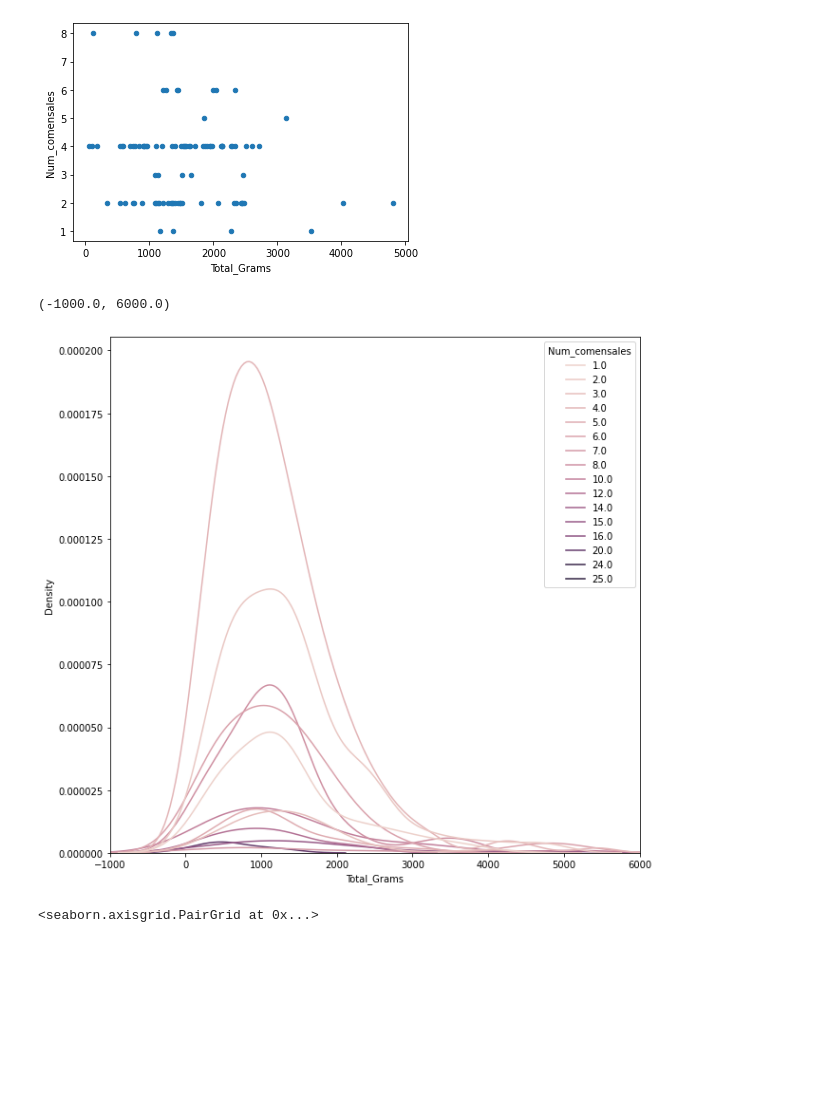
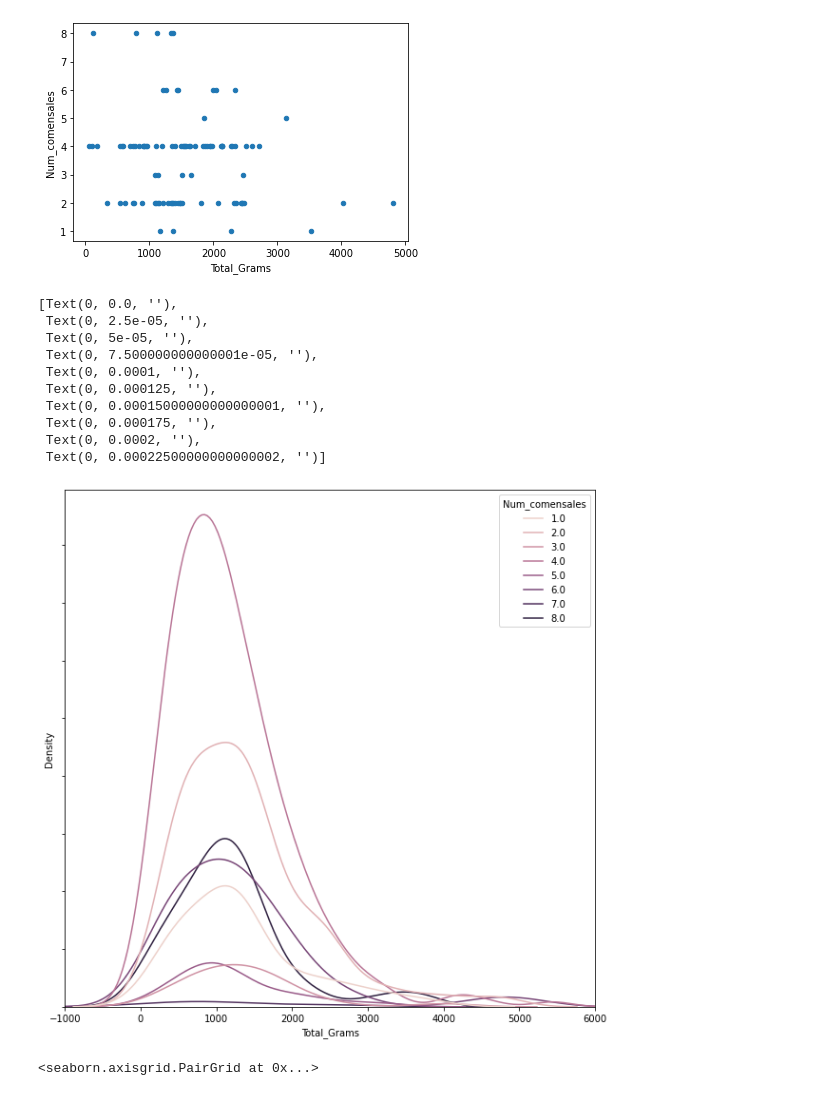
Before and after one commit to Shenia23/mangio, a Jupyter notebook: notebooks/PredictNComensales.ipynb, the cells around one changed output. Cells and saved outputs as stored; diff of their text form; code cells hidden in the pictures; blank space fills up the shorter version.

```diff
--- a/notebooks/PredictNComensales.ipynb
+++ b/notebooks/PredictNComensales.ipynb
@@ -27,13 +27,25 @@ df[df['Categoria'] == 'Recetas de Carne'].plot.scatter('Total_Grams', 'Num_comen
 # %% [output]
 <AxesSubplot:xlabel='Total_Grams', ylabel='Num_comensales'>
 [figure]
+# %%
+df = df[df['Num_comensales']<10]
 # %%
 f, ax = plt.subplots(figsize=(10, 10))
 sns.kdeplot(data=df, x='Total_Grams', hue='Num_comensales', ax=ax)
 ax.set_xlim(-1000, 6000)
+ax.set_yticklabels([])
 # %% [output]
-(-1000.0, 6000.0)
+[Text(0, 0.0, ''),
+ Text(0, 2.5e-05, ''),
+ Text(0, 5e-05, ''),
+ Text(0, 7.500000000000001e-05, ''),
+ Text(0, 0.0001, ''),
+ Text(0, 0.000125, ''),
+ Text(0, 0.00015000000000000001, ''),
+ Text(0, 0.000175, ''),
+ Text(0, 0.0002, ''),
+ Text(0, 0.00022500000000000002, '')]
-[figure, old version]
+[figure, new version]
 # %%
 sns.pairplot(data=df, hue='Categoria', height=8)
 # %% [output]
```
Also changed, not shown: 6 other files.
